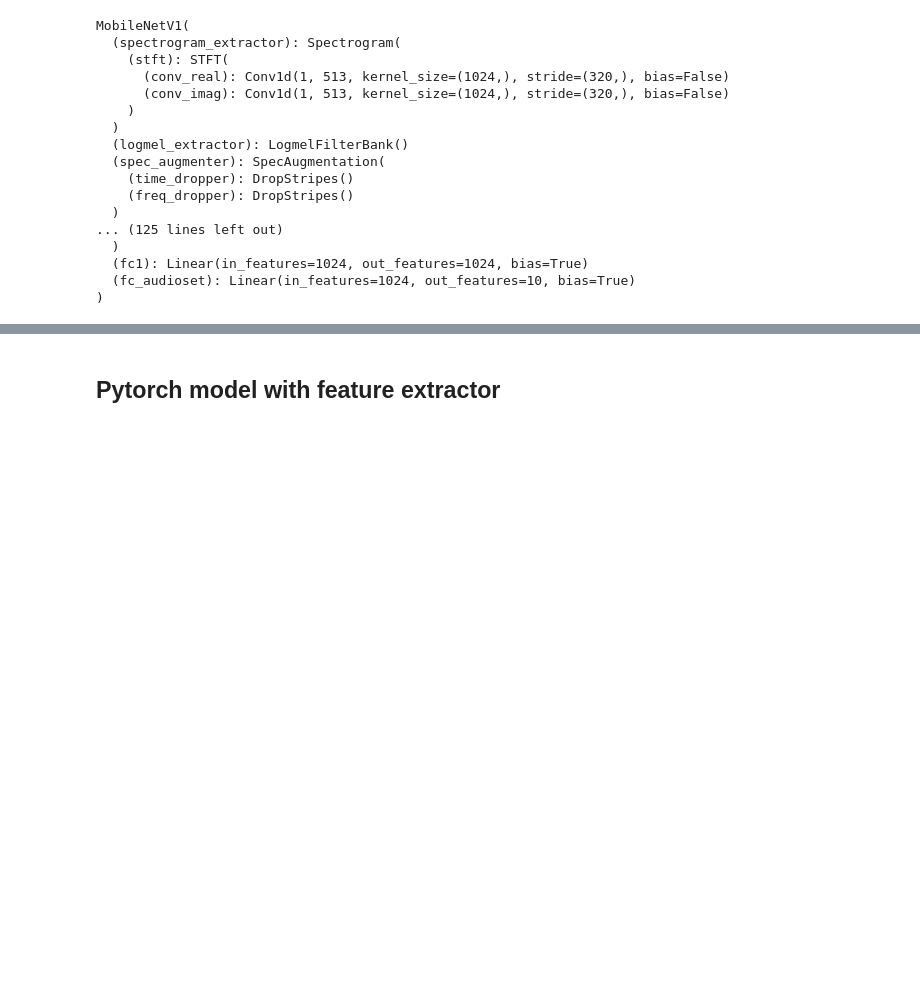
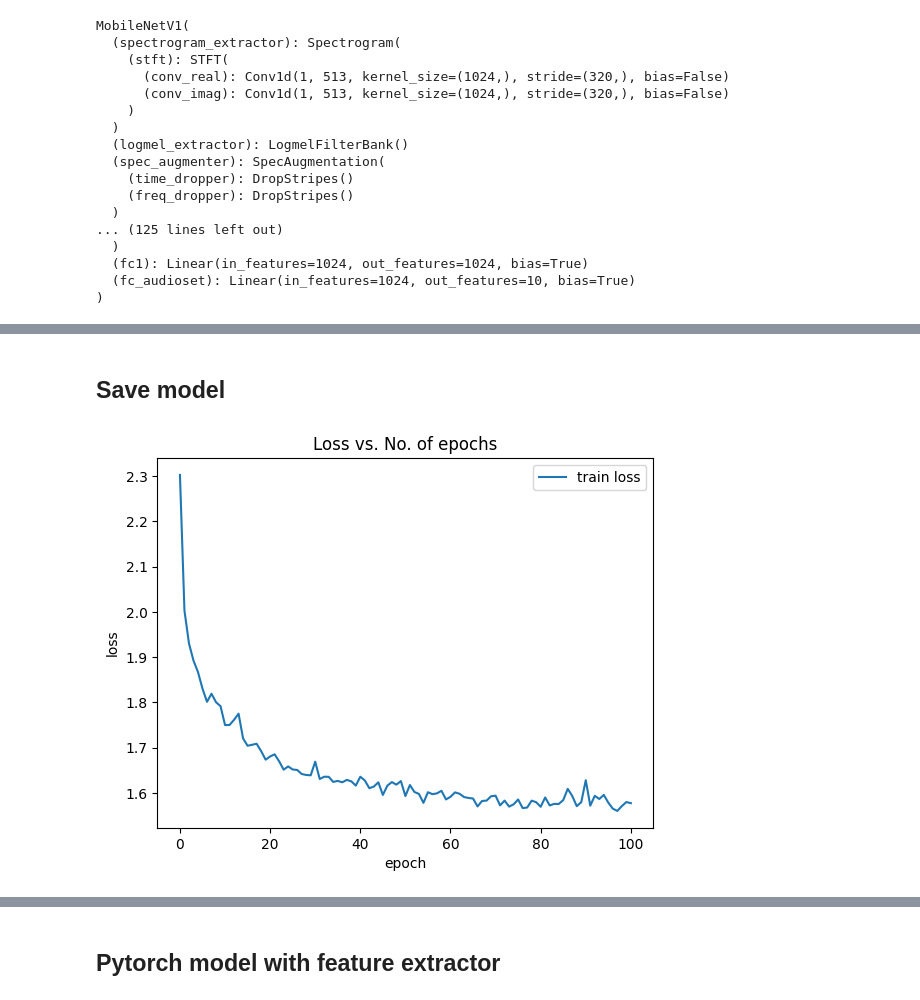
Before and after one commit to Mathugo/Deaf-First-Aid-Kit, a Jupyter notebook: research/Audio.ipynb, the cells around one changed output, grey strips where cells are left out. Saved outputs shown, nothing was run; the diff lists cells and outputs as text; code cells hidden in the pictures; blank space fills up the shorter version.

```diff
--- a/research/Audio.ipynb
+++ b/research/Audio.ipynb
@@ -323,6 +251,12 @@ def get_dataset(skip_fold):
 # %%
 dataset=get_dataset(skip_fold=10)
 len(dataset)
+# %%
+features=torch.load("../data/audio.pt")
+labels=torch.load("../data/labels.pt")
+folds=torch.load("../data/folds.pt")
+labels = torch.tensor(labels)
+dataset = TensorDataset(features, labels)
 # %%
 val_size=int(0.1*len(dataset))
 train_size=len(dataset)-val_size
@@ -415,12 +328,18 @@ def evaluate(model, val_loader):
     outputs=[model.validation_step(batch) for batch in val_loader]
     return model.validation_epoch_end(outputs)
 
-
-def train(epochs, lr, model, train_loader, val_loader, opt_func=torch.optim.SGD, print_loss=True):
+def train(epochs, lr, model, train_loader, val_loader, opt_func=torch.optim.AdamW, print_loss=True):
     torch.cuda.empty_cache()
     history=[]
-    optimizer=opt_func(model.parameters(), lr)
+    optimizer= opt_func(model.parameters(), lr=lr,
+        betas=(0.9, 0.999), eps=1e-08, weight_decay=0.)
 
+    lr_scheduler = torch.optim.lr_scheduler.OneCycleLR(optimizer,
+                                                       max_lr=5e-3,
+                                                       steps_per_epoch=len(train_loader),
+                                                       epochs=epochs,
+                                                       pct_start=0.1,
+                                                       )
     for epoch in range(epochs):
         # Training Phase
         model.train()
@@ -438,18 +357,18 @@ def train(epochs, lr, model, train_loader, val_loader, opt_func=torch.optim.SGD,
         with torch.no_grad():
             result = evaluate(model, val_loader)
         result['train_loss'] = torch.stack(train_losses).mean().item()
-        result['lrs'] = lrs
+        result['lrs'] = lr_scheduler.get_lr()
         # model.epoch_end(epoch, result)
         history.append(result)
         if print_loss:
-            print(f"Epoch [{epoch}]: Validation loss -> {result['val_loss']}, Validation accuracy -> {result['val_acc']}")
+            print(f"Epoch [{epoch}]: Lr -> {result[lrs]} Train Loss -> {result['train_loss']} Validation loss -> {result['val_loss']}, Validation accuracy -> {result['val_acc']} Precision -> {result['average_precision']} Recall -> {result['average_recall']}")
     return history
 # %% [markdown]
 ## Mobilenetv1
 # %%
 %load_ext autoreload
 %autoreload 2
-from models.models import MobileNetV1, Cnn14
+from models import MobileNetV1, Cnn10
 
 model_args = {
       'sample_rate': 22050,
@@ -457,10 +376,11 @@ model_args = {
       'hop_size': 320,
       'mel_bins': 64,
       'fmin': 50,
-      'fmax': 14000,
+      'fmax': 20000,
       'classes_num': 10
     }
-model = MobileNetV1(**model_args)
+#model = MobileNetV1(**model_args)
+model = Cnn10(**model_args)
 to_device(model, device)
 # %% [output]
 The autoreload extension is already loaded. To reload it, use:
@@ -489,0 +466,5 @@ history
+# %%
+epochs=100
+lr=0.005
+
+history+=train(epochs, lr, model, train_loader, val_loader)
@@ -489,0 +489,2 @@ history
+# %% [markdown]
+## Save model
@@ -489,0 +505,4 @@ history
+# %%
+plot_losses(history)
+# %% [output]
+[figure, added]
```
Also changed, not shown: parts of 30 cells of this notebook, 4 other files.
